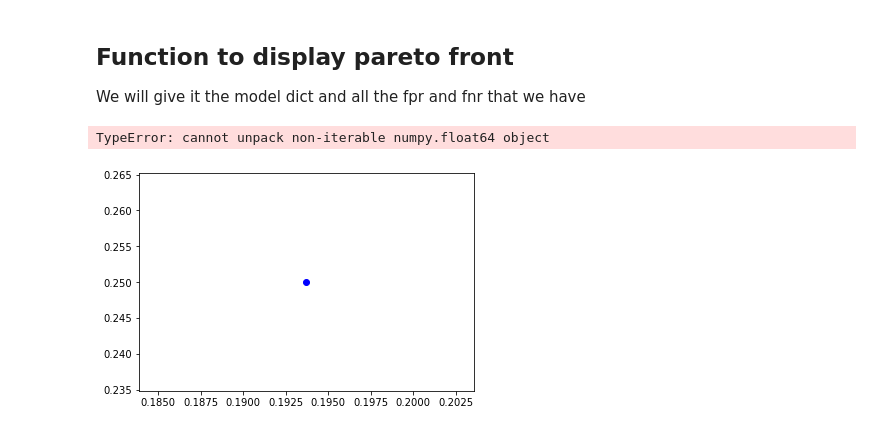
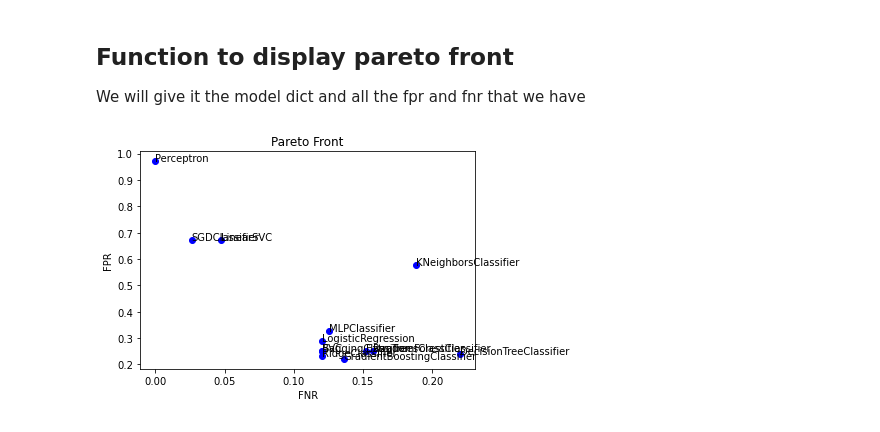
Before and after one commit to tpeat/titanic-ml, a Jupyter notebook: titanic-example.ipynb, the cells around one changed output. Saved outputs shown, nothing was run; the diff lists cells and outputs as text; code cells hidden in the pictures.

Commit message:
New models

```diff
--- a/titanic-example.ipynb
+++ b/titanic-example.ipynb
@@ -355,17 +533,16 @@ We will give it the model dict and all the fpr and fnr that we have
 # %%
 def pareto_frontier(models):
     for model in models:
         fnr, fpr = models[model]
 #         plt.scatter(pop_1, pop_2, color='b')
 #         plt.scatter(fitness_1, fitness_2, color='r')
         plt.scatter(fnr, fpr, color='b')
-        plt.annotate(str(model), fnr, fpr)
+        plt.annotate(str(model), (fnr, fpr))
         # plt.plot(fnr, fpr, color='r', drawstyle='steps-post')
         plt.xlabel("FNR")
         plt.ylabel("FPR")
         plt.title("Pareto Front")
     plt.show()
 pareto_frontier(models)
 # %% [output]
-TypeError: cannot unpack non-iterable numpy.float64 object
-[figure, old version]
+[figure, new version]
```
Also changed, not shown: parts of 20 cells of this notebook.
